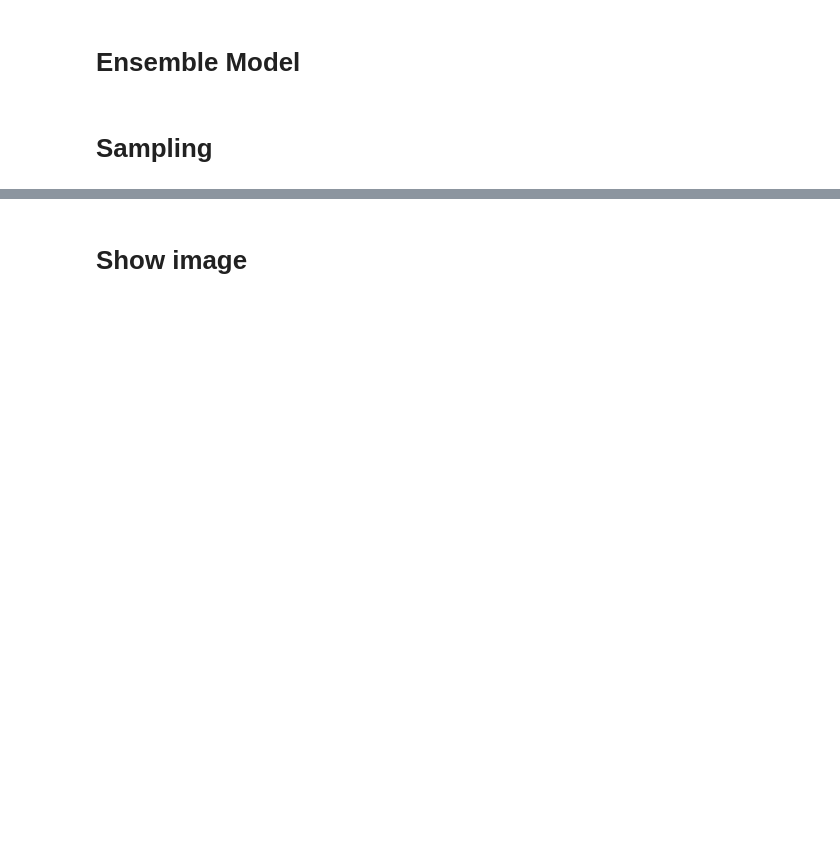
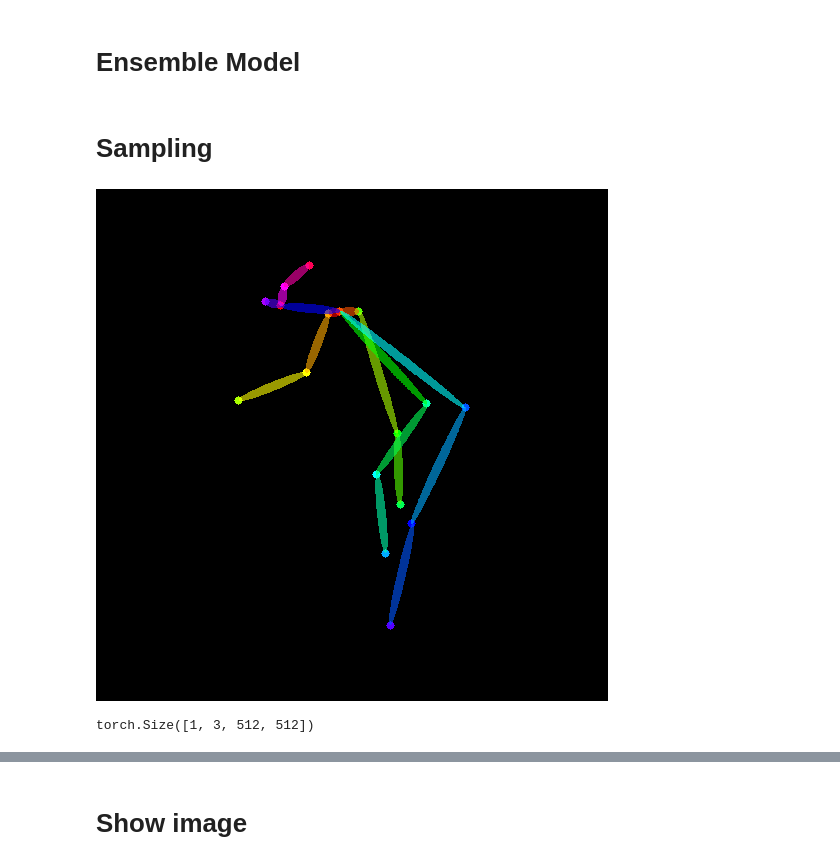
Before and after one commit to mmi366127/multi-ControlNet, a Jupyter notebook: test-lora.ipynb, the cells around one changed output, grey strips where cells are left out. Drawn from its saved outputs; the diff is of its cells as text; code cells hidden in the pictures; blank space fills up the shorter version.

```diff
--- a/test-lora.ipynb
+++ b/test-lora.ipynb
@@ -3,10 +3,12 @@
 # %%
 # Params
 import os
-config_path = '/home/lolicon/data/dataset/Illya/model.yaml'
-root_dir = '/home/lolicon/data/dataset/Illya/'
+config_path = '/home/lolicon/workspace/CS-Project/configs/multi-cldm_v15-lora.yaml'
+root_dir = '/home/lolicon/workspace/dataset/Illya/'
 main_ckpt_path = '../stable-diffusion-webui/models/Stable-diffusion/CounterfeitV30_v30.safetensors'
-lora_ckpt_path = os.path.join(root_dir, 'lora_ckpt', 'epoch=1999.ckpt')
+# lora_ckpt_path = os.path.join(root_dir, 'lora_ckpt', 'epoch=1999.ckpt')
+# lora_ckpt_path = '/home/lolicon/workspace/dataset/lora-ckpt/lora_ckpt/epoch=1799.ckpt'
+lora_ckpt_path = '/home/lolicon/data/lora/exp2023-05-2604-07-24/checkpoints/epoch=000065.ckpt'
 # main_ckpt_path = os.path.join(root_dir, 'lora_ckpt', 'epoch=1999.ckpt')
 
 # weight for control net
@@ -128,40 +186,45 @@ import os
 import cv2
 import time
 import einops
-prompt = ["masterpiece, best quality, seduction, cute face, 1girl, sexy, 8K, high resolution, weapon"]
+from PIL import Image
 # prompt_negative = ["deformation, ugly, bad quality, distortion"]
 
 # lora_network.
 # # total_model = Ensemble(model, lora_network, learning_rate, sd_locked, only_mid_control)
 # lora_network.load_state_dict(lora_unet)
 # total_model.lora.load_state_dict(lora_unet)
 # prompt = ["1girl, aurora, blonde_hair, city_lights, cloud, cloudy_sky, diffraction_spikes, feather_hair_ornament, feathers, gradient_sky, hair_ornament, holding, horizon, illyasviel_von_einzbern, lens_flare, light_rays, long_hair, looking_at_viewer, ocean, orange_sky, outdoors, prisma_illya, red_eyes, shooting_star, sitting, sky, solo, sparkle, star_\\(sky\\), starry_sky, sun, sunlight, sunrise, sunset, twilight"]
+prompt = ["masterpiece, best quality, seduction, cute face, 1girl, sexy, 8K, high resolution, weapon"]
 prompt_negative = ["easynegative, lowres, text, cropped, worst quality, low quality, normal quality, jpeg artifacts, signature, watermark, username, blurry, bad anatomy, bad hands, error, missing fingers, extra digits, fewer digits, bad feet, bad colours, missing arms, text, water print, logo"]
 
 
 
 # using pose root_dir/hint/1.png
-hint_path = os.path.join(root_dir, 'hint', '23.png')
+hint_path = os.path.join(root_dir, 'hint', '16.png')
 source = cv2.imread(hint_path)
 source = cv2.cvtColor(source, cv2.COLOR_BGR2RGB)
+display(Image.fromarray(source))
 # require source shape to be the same as (height, width)
 
 height = 512
 width = 512
 random_seed = time.time()
 
 source = cv2.resize(source, (height, width), interpolation=cv2.INTER_LINEAR)
 source = torch.tensor((source.astype(np.float32)/ 255.0)).to(torch_device).unsqueeze(0)
 source = einops.rearrange(source, 'b h w c -> b c h w').clone()
 
 print(source.shape)
 
 # import random
 # random_seed = random.randint(0, 2147483647)
 
 num_inference_steps = 40
 cfg_scale = 7.5
 batch_size = 1
+# %% [output]
+[figure, added]
+torch.Size([1, 3, 512, 512])
 # %%
 from utils.prompt_parser import get_learned_conditioning, get_multicond_learned_conditioning
 import utils.prompt_parser
```
Also changed, not shown: parts of 9 cells of this notebook, 16 other files.
